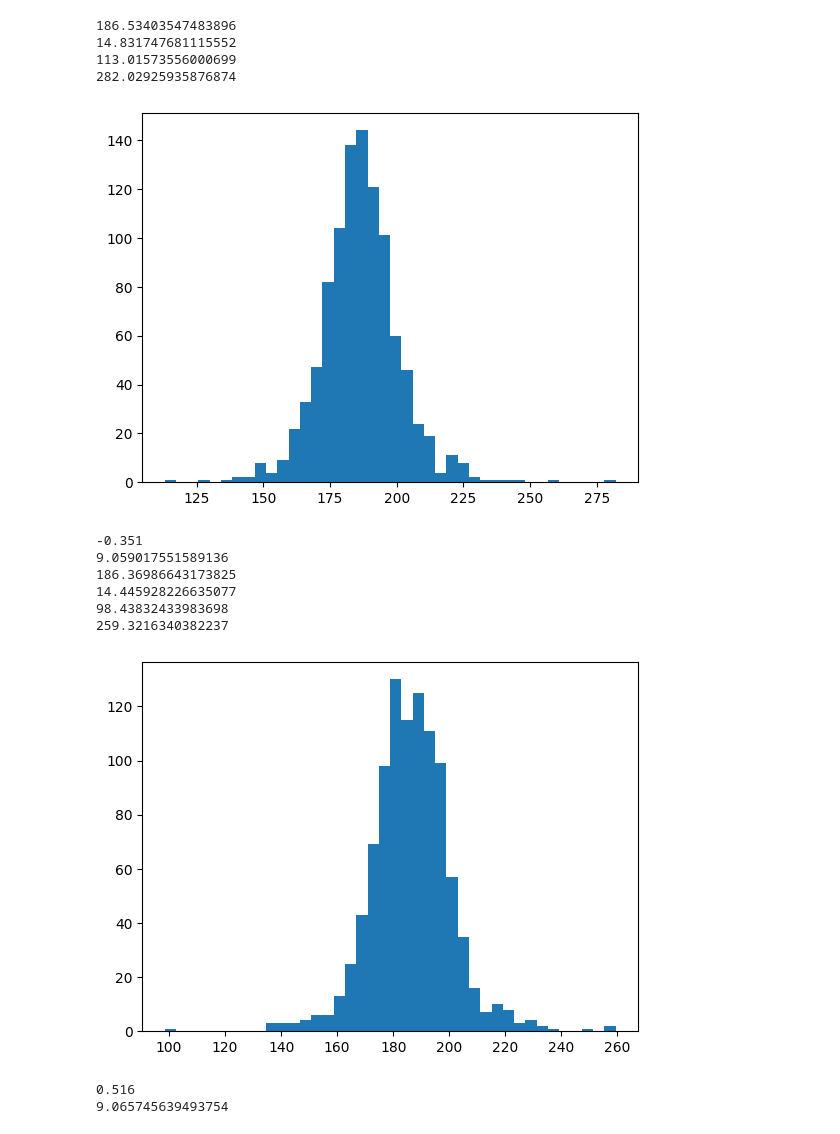
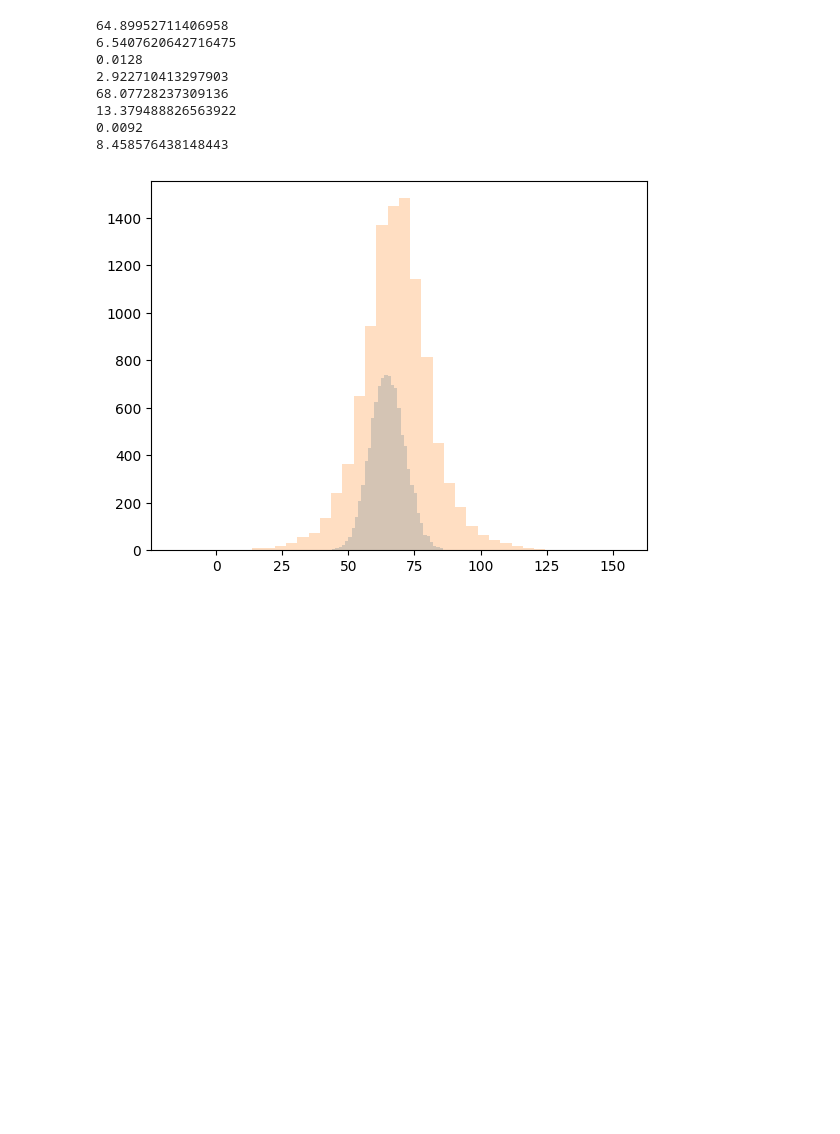
Before and after one commit to jgacton/MATH32200-Undergraduate-Dissertation, a Jupyter notebook: Code/Avellaneda-Stoikov.ipynb, the cells around one changed output. Cells and saved outputs as stored; diff of their text form; code cells hidden in the pictures; blank space fills up the shorter version.

```diff
--- a/Code/Avellaneda-Stoikov.ipynb
+++ b/Code/Avellaneda-Stoikov.ipynb
@@ -19,10 +19,14 @@ def computeReservePrice(s,q,gamma,sigma,t,T):
     return s-q*gamma*(sigma**2)*(T-t)
 
 def computeSpread(gamma,sigma,t,T,k):
-    return gamma*(sigma**2)*(T-t)+2/gamma*np.log(1+gamma/k)
+    return (gamma*(sigma**2)*(T-t))+((2/gamma)*np.log(1+(gamma/k)))
+    spread = gamma * sigma**2 * (T - step * dt) + (2 / gamma) * np.log(1 + (gamma / k))
 
-def computeRate(A,gamma,delta):
-    return A*np.exp(-gamma*delta)
+def computeRate(A,k,delta):
+    return A*np.exp(-k*delta)
+
+def computeSamplePath(S0, sigma, dt, T):
+    return np.insert(S0 + np.cumsum(sigma*np.sqrt(dt)*np.random.choice([1,-1], int(T/dt))), 0, S0)
 # %%
 def simulateInventoryStrategy(plots=False):
     # initial stock price
@@ -248,42 +240,33 @@ results = simulateStrategy(plots=True)
 # %%
 series = []
-for i in range(1000):
-    series.append(simulateStrategy())
+for i in range(10000):
+    series.append(simulateBothStrategies())
 # %%
 series = np.array(series)
 inv_final_inv = series[:,1]
 inv_adj_wealth = series[:,0]+inv_final_inv*series[:,2]
 print(np.mean(inv_adj_wealth))
 print(np.std(inv_adj_wealth))
-print(np.min(inv_adj_wealth))
-print(np.max(inv_adj_wealth))
-plt.hist(inv_adj_wealth,bins=40)
-plt.show()
 print(np.mean(inv_final_inv))
 print(np.std(inv_final_inv))
 
 sym_final_inv = series[:,4]
 sym_adj_wealth = series[:,3]+sym_final_inv*series[:,2]
 print(np.mean(sym_adj_wealth))
 print(np.std(sym_adj_wealth))
-print(np.min(sym_adj_wealth))
-print(np.max(sym_adj_wealth))
-plt.hist(sym_adj_wealth,bins=40)
-plt.show()
 print(np.mean(sym_final_inv))
 print(np.std(sym_final_inv))
+
+plt.hist(inv_adj_wealth,bins=40, alpha=0.25)
+plt.hist(sym_adj_wealth,bins=40, alpha=0.25)
+plt.show()
 # %% [output]
-186.53403547483896
-14.831747681115552
-113.01573556000699
-282.02925935876874
+64.89952711406958
+6.5407620642716475
+0.0128
+2.922710413297903
+68.07728237309136
+13.379488826563922
+0.0092
+8.458576438148443
-[figure, old version]
+[figure, new version]
--0.351
-9.059017551589136
-186.36986643173825
-14.445928226635077
-98.43832433983698
-259.3216340382237
-[figure, removed]
-0.516
-9.065745639493754
```
Also changed, not shown: parts of 6 cells of this notebook.
